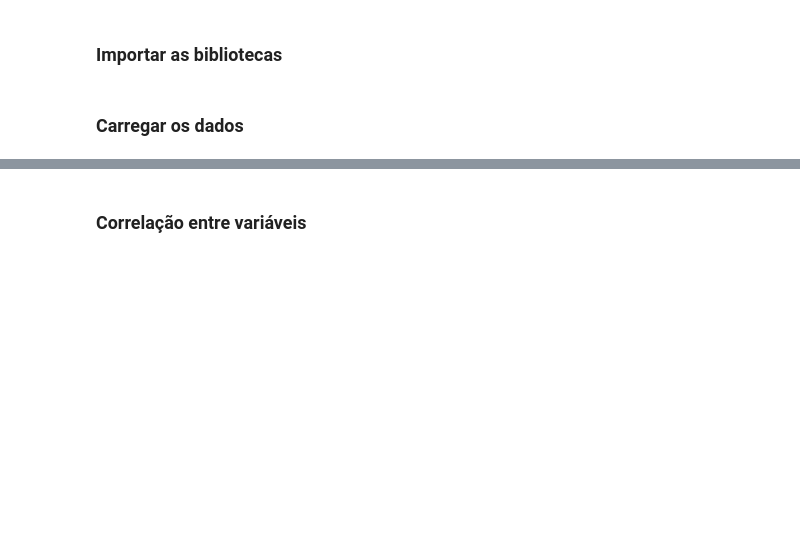
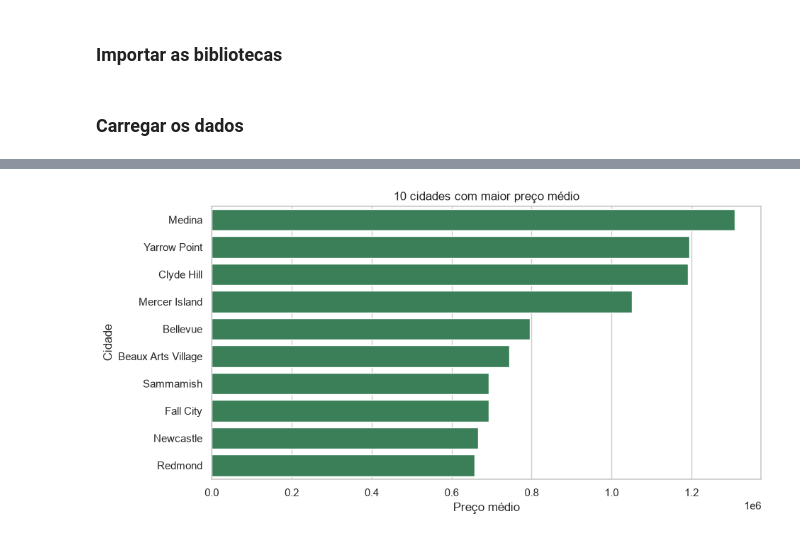
Before and after one commit to mpatellidev/projeto-dojo, a Jupyter notebook: notebook/EDA.ipynb, the cells around one changed output, grey strips where cells are left out. Saved outputs shown, nothing was run; the diff lists cells and outputs as text; code cells hidden in the pictures; blank space fills up the shorter version.

```diff
--- a/notebook/EDA.ipynb
+++ b/notebook/EDA.ipynb
@@ -64,9 +77,11 @@ preco_medio_cidade = df.groupby('city')['price'].mean().sort_values(ascending=Fa
 # %%
+preco_medio_cidade = df.groupby('city')['price'].mean().sort_values(ascending=False).head(10)
+
 plt.figure(figsize=(10, 5))
-sns.barplot(x=preco_medio_cidade.values, y=preco_medio_cidade.index, hue=preco_medio_cidade.index, legend=False)
+sns.barplot(x=preco_medio_cidade.values, y=preco_medio_cidade.index, color='seagreen')
 plt.title('10 cidades com maior preço médio')
 plt.xlabel('Preço médio')
 plt.ylabel('Cidade')
 plt.show()
+# %% [output]
+[figure, added]
-# %% [markdown]
-### Correlação entre variáveis
```
Also changed, not shown: parts of 20 cells of this notebook, 6 other files.
